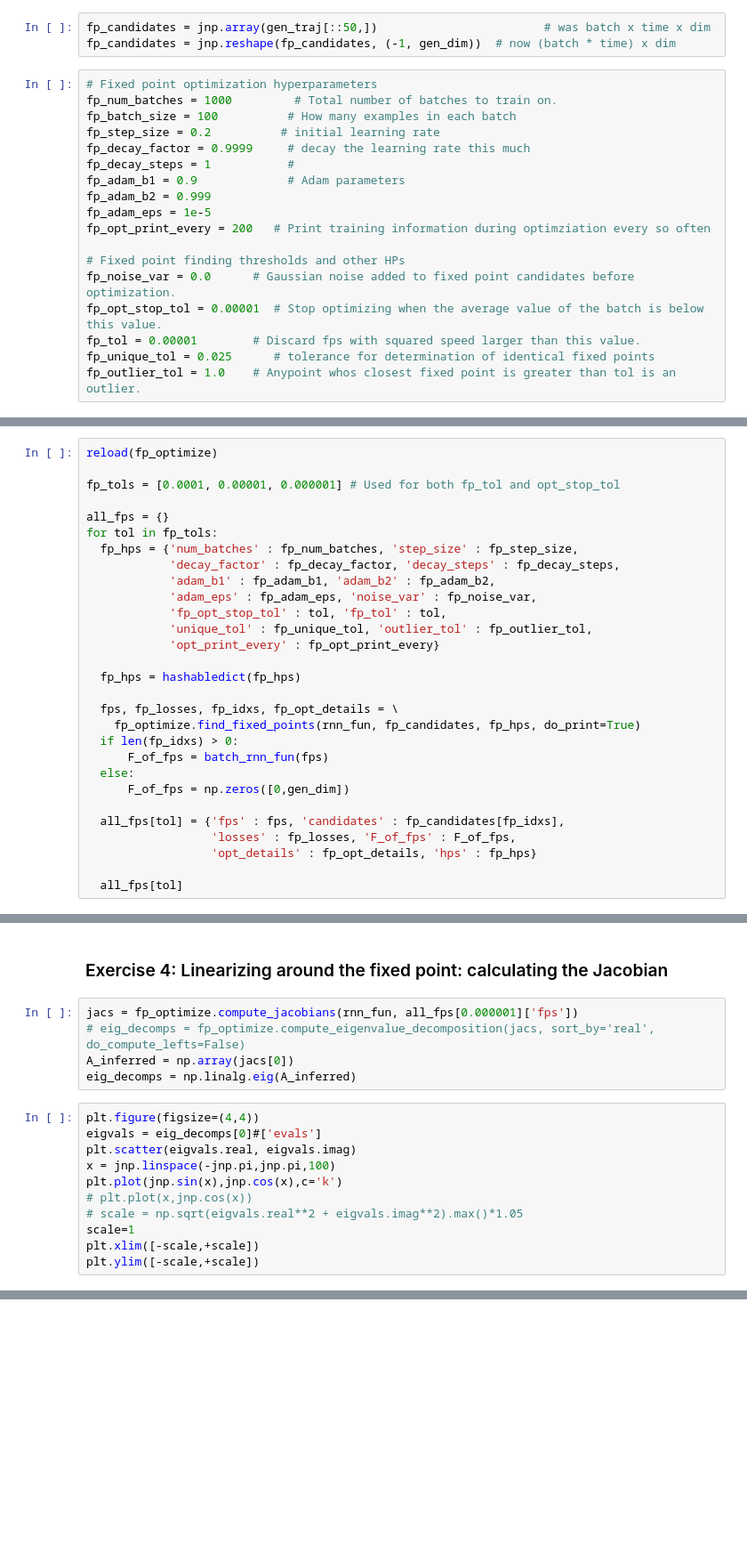
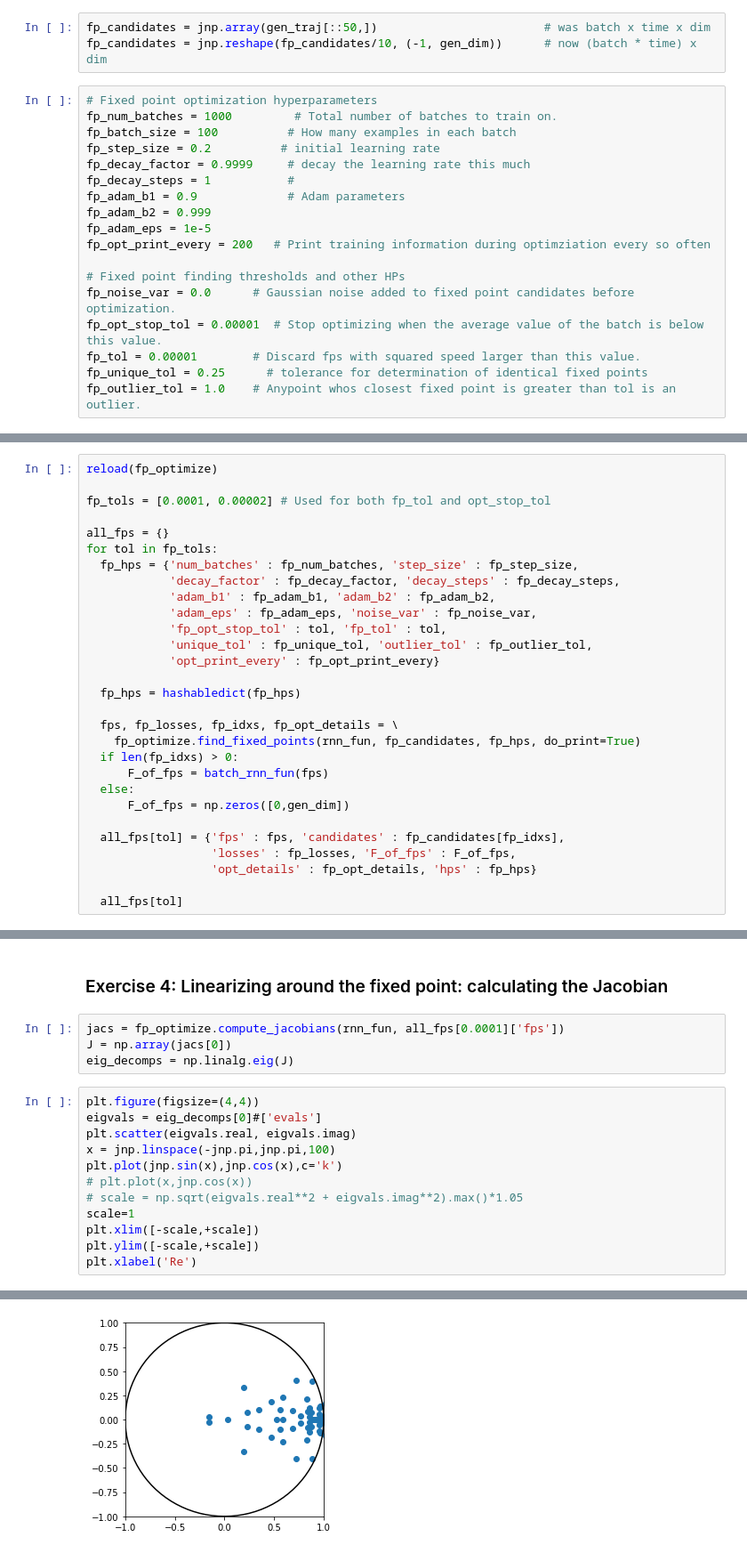
Before and after one commit to NinelK/IMBIZO2022_DS_tutorial_solutions, a Jupyter notebook: DS_Tutorial_Part_4_SOLUTIONS.ipynb, the cells around one changed output, grey strips where cells are left out. Shown at 89% size. Cells and saved outputs as stored; diff of their text form; blank space fills up the shorter version.

Commit message:
fix hyperparams and fixed points in part 4

```diff
--- a/DS_Tutorial_Part_4_SOLUTIONS.ipynb
+++ b/DS_Tutorial_Part_4_SOLUTIONS.ipynb
@@ -552,6 +645,6 @@ We have to start the fixed point finder with some points, and it's always best t
 # %%
 fp_candidates = jnp.array(gen_traj[::50,])                        # was batch x time x dim
-fp_candidates = jnp.reshape(fp_candidates, (-1, gen_dim))  # now (batch * time) x dim
+fp_candidates = jnp.reshape(fp_candidates/10, (-1, gen_dim))      # now (batch * time) x dim
 # %%
 # Fixed point optimization hyperparameters
 fp_num_batches = 1000         # Total number of batches to train on.
@@ -568,7 +661,7 @@ fp_opt_print_every = 200   # Print training information during optimziation ever
 fp_noise_var = 0.0      # Gaussian noise added to fixed point candidates before optimization.
 fp_opt_stop_tol = 0.00001  # Stop optimizing when the average value of the batch is below this value.
 fp_tol = 0.00001        # Discard fps with squared speed larger than this value.
-fp_unique_tol = 0.025      # tolerance for determination of identical fixed points
+fp_unique_tol = 0.25      # tolerance for determination of identical fixed points
 fp_outlier_tol = 1.0    # Anypoint whos closest fixed point is greater than tol is an outlier.
 # %%
 fp_candidates.shape
@@ -575,7 +670,7 @@ fp_candidates.shape
 # %%
 reload(fp_optimize)
 
-fp_tols = [0.0001, 0.00001, 0.000001] # Used for both fp_tol and opt_stop_tol
+fp_tols = [0.0001, 0.00002] # Used for both fp_tol and opt_stop_tol
 
 all_fps = {}
 for tol in fp_tols:
@@ -634,10 +762,9 @@ fixed_points
 # %% [markdown]
 ### Exercise 4: Linearizing around the fixed point: calculating the Jacobian
 # %%
-jacs = fp_optimize.compute_jacobians(rnn_fun, all_fps[0.000001]['fps'])
-# eig_decomps = fp_optimize.compute_eigenvalue_decomposition(jacs, sort_by='real', do_compute_lefts=False)
-A_inferred = np.array(jacs[0])
-eig_decomps = np.linalg.eig(A_inferred)
+jacs = fp_optimize.compute_jacobians(rnn_fun, all_fps[0.0001]['fps'])
+J = np.array(jacs[0])
+eig_decomps = np.linalg.eig(J)
 # %%
 plt.figure(figsize=(4,4))
 eigvals = eig_decomps[0]#['evals']
@@ -649,3 +776,5 @@ plt.plot(jnp.sin(x),jnp.cos(x),c='k')
 scale=1
 plt.xlim([-scale,+scale])
 plt.ylim([-scale,+scale])
+plt.xlabel('Re')
+# %% [output]
@@ -652,3 +782,4 @@ plt.ylim([-scale,+scale])
+[figure, added]
 # %%
 end = time.time()
 
```
Also changed, not shown: parts of 33 cells of this notebook.
